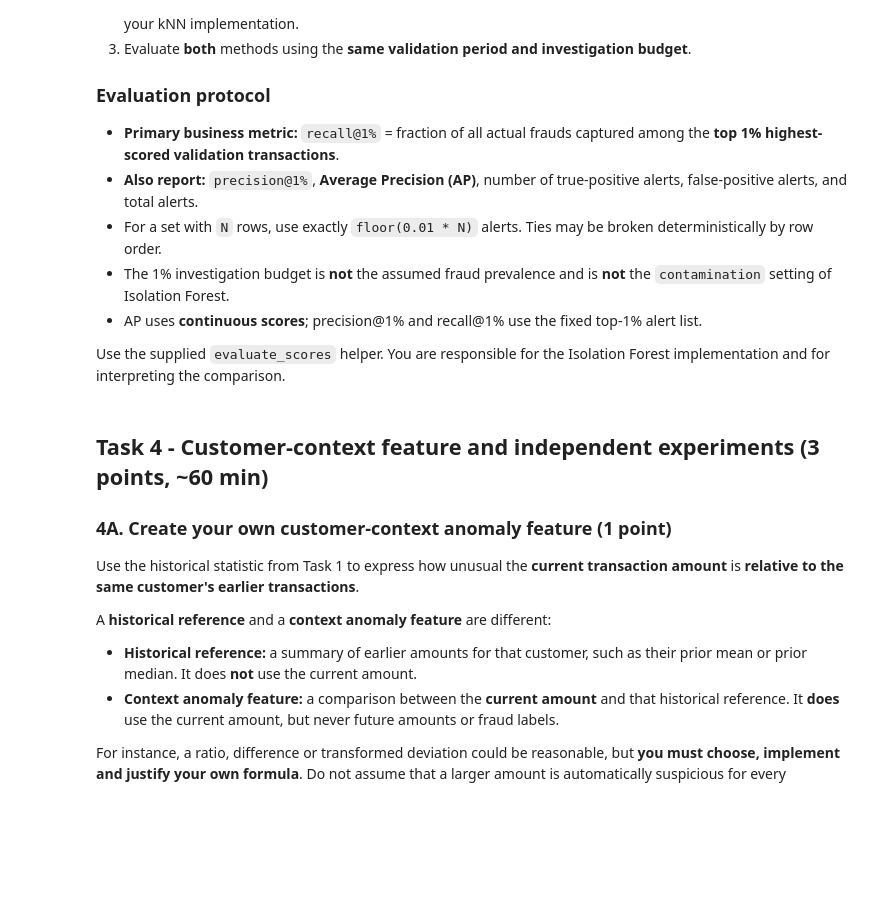
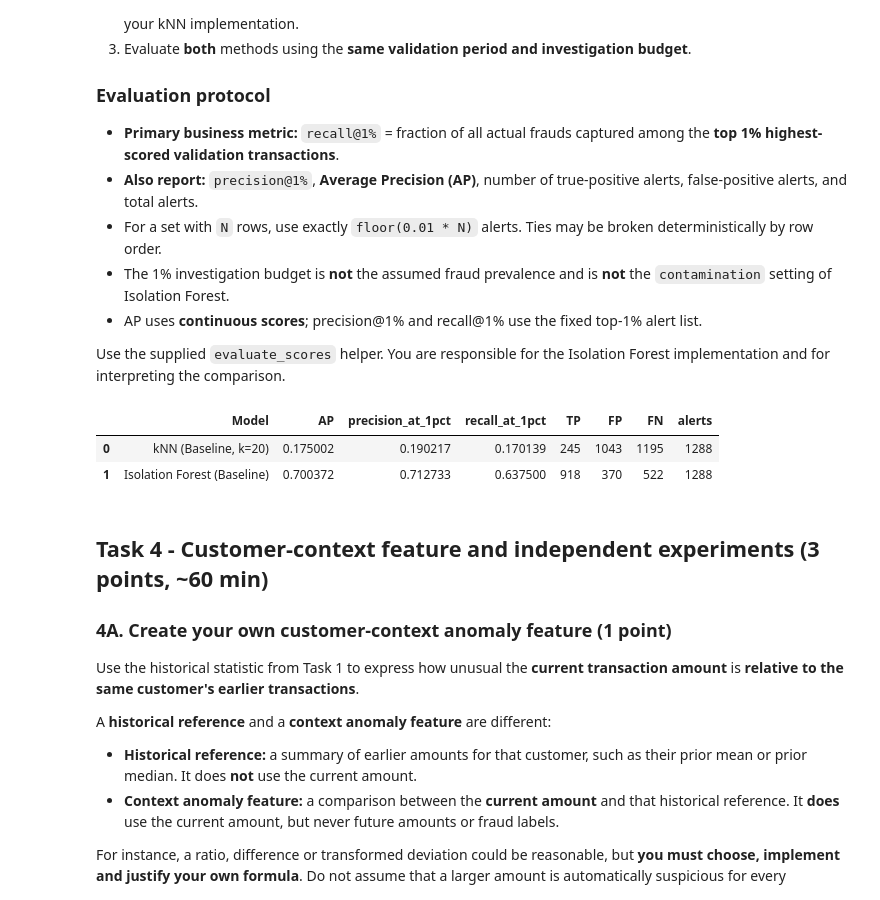
Before and after one commit to SpriNt-PL/ADM_Lab_6, a Jupyter notebook: 01_BankSim/01_BankSim_anomalies.ipynb, the cells around one changed output. Drawn from its saved outputs; the diff is of its cells as text; code cells hidden in the pictures; blank space fills up the shorter version.

```diff
--- a/01_BankSim/01_BankSim_anomalies.ipynb
+++ b/01_BankSim/01_BankSim_anomalies.ipynb
@@ -287,9 +293,22 @@ You may use `sklearn.neighbors.NearestNeighbors` to search for neighbors, but **
 # %%
 def custom_knn_score(reference, query, k=20):
     """TODO: return distance to k-th nearest training neighbor for each query row."""
-    # Suggested: NearestNeighbors(n_neighbors=k, algorithm="kd_tree", n_jobs=-1)
-    # Fit ONCE; query in batches; extract the last distance column.
-    raise NotImplementedError
+    nn = NearestNeighbors(n_neighbors=k, algorithm="kd_tree", n_jobs=-1)
+    nn.fit(reference)
+
+    batch_size = 10000
+    scores = np.zeros(len(query), dtype=float)
+
+    for start in range(0, len(query), batch_size):
+        end = min(start + batch_size, len(query))
+        distances, _ = nn.kneighbors(query[start:end])
+        scores[start:end] = distances[:, -1]
+
+    return scores
 
 # TODO: score X_val_base against ALL X_train_base (e.g. k=20).
-# knn_base_val = ...
+knn_base_val = custom_knn_score(X_train_base, X_val_base, k=20)
+print(knn_base_val)
+print(len(knn_base_val))
+print(max(knn_base_val))
+print(min(knn_base_val))
@@ -311,28 +335,49 @@ Use the supplied `evaluate_scores` helper. You are responsible for the Isolation
 # %%
 # PROVIDED - fixed-budget evaluation helper
 def evaluate_scores(y_true, scores, budget=0.01):
     y_true = np.asarray(y_true, dtype=int)
     scores = np.asarray(scores, dtype=float)
     if len(y_true) != len(scores) or not np.isfinite(scores).all():
         raise ValueError("Scores must be finite and match the label array.")
     n_alerts = int(np.floor(len(scores) * budget))
     predicted = np.zeros(len(scores), dtype=int)
     predicted[np.argsort(-scores, kind="stable")[:n_alerts]] = 1
     tn, fp, fn, tp = confusion_matrix(y_true, predicted, labels=[0, 1]).ravel()
     return {
         "AP": average_precision_score(y_true, scores),
         "precision_at_1pct": tp / n_alerts if n_alerts else 0.0,
         "recall_at_1pct": tp / (tp + fn) if tp + fn else 0.0,
         "TP": int(tp), "FP": int(fp), "FN": int(fn),
         "alerts": int(n_alerts),
     }
 
 # TODO - Train Isolation Forest (e.g. 150 trees, max_samples=256, random_state=SEED).
 # Use -model.score_samples(...) so larger scores mean more anomalous.
 # if_base_val = ...
+iso_forest_base = IsolationForest(
+    n_estimators=150, max_samples=256, random_state=SEED, n_jobs=-1
+)
+iso_forest_base.fit(X_train_base)
+
+if_base_val = -iso_forest_base.score_samples(X_val_base)
 
 # TODO - Evaluate BOTH models on validation, using evaluate_scores(y_val, ...).
 # Explain what the alert budget means for the bank.
+results_knn_base = evaluate_scores(y_val, knn_base_val, budget=0.01)
+results_if_base = evaluate_scores(y_val, if_base_val, budget=0.01)
+
+eval_base_df = pd.DataFrame(
+    [
+        {"Model": "kNN (Baseline, k=20)", **results_knn_base},
+        {"Model": "Isolation Forest (Baseline)", **results_if_base},
+    ]
+)
+
+display(eval_base_df)
+# %% [output]
+|  | Model | AP | precision_at_1pct | recall_at_1pct | TP | FP | FN | alerts |
+| 0 | kNN (Baseline, k=20) | 0.175002 | 0.190217 | 0.170139 | 245 | 1043 | 1195 | 1288 |
+| 1 | Isolation Forest (Baseline) | 0.700372 | 0.712733 | 0.637500 | 918 | 370 | 522 | 1288 |
 # %% [markdown]
 ## Task 4 - Customer-context feature and independent experiments (3 points, ~60 min)
 
```
Also changed, not shown: parts of 4 cells of this notebook.
